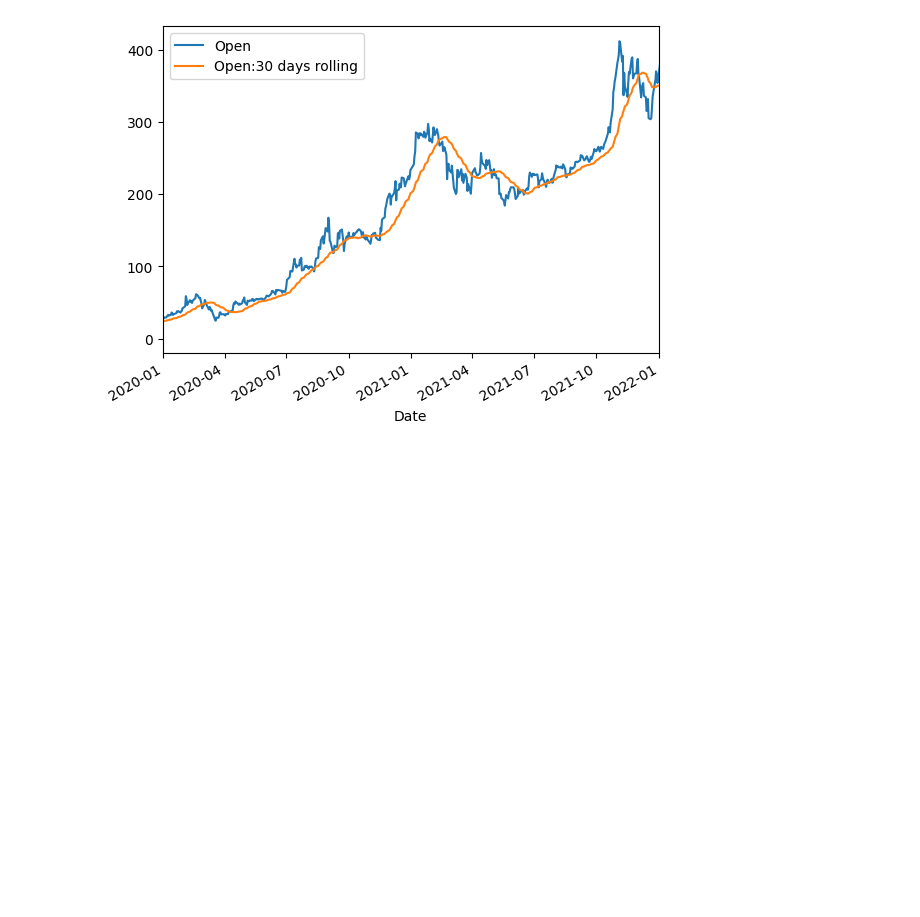
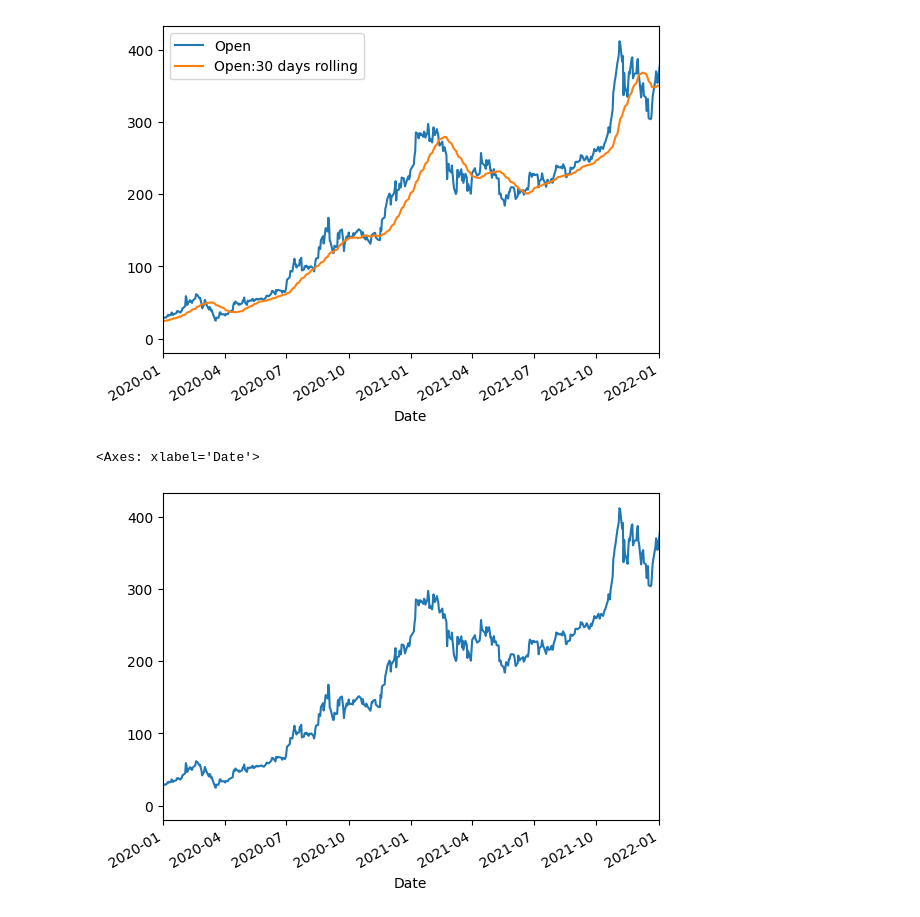
Before and after one commit to AhmAdO9/Machine_learning, a Jupyter notebook: TimeSeriesAnalysis/TimeSeriesAnalysis.ipynb, the cells around one changed output. Saved outputs shown, nothing was run; the diff lists cells and outputs as text; code cells hidden in the pictures; blank space fills up the shorter version.

```diff
--- a/TimeSeriesAnalysis/TimeSeriesAnalysis.ipynb
+++ b/TimeSeriesAnalysis/TimeSeriesAnalysis.ipynb
@@ -448,0 +439,5 @@ df[['Open','Open:30 days rolling']].plot(xlim=["2020-01-01","2022-01-01"])
+# %%
+df['Open'].plot(xlim=['2020-01-01','2022-01-01'])
+# %% [output]
+<Axes: xlabel='Date'>
+[figure, added]
```
Also changed, not shown: parts of 35 cells of this notebook.
